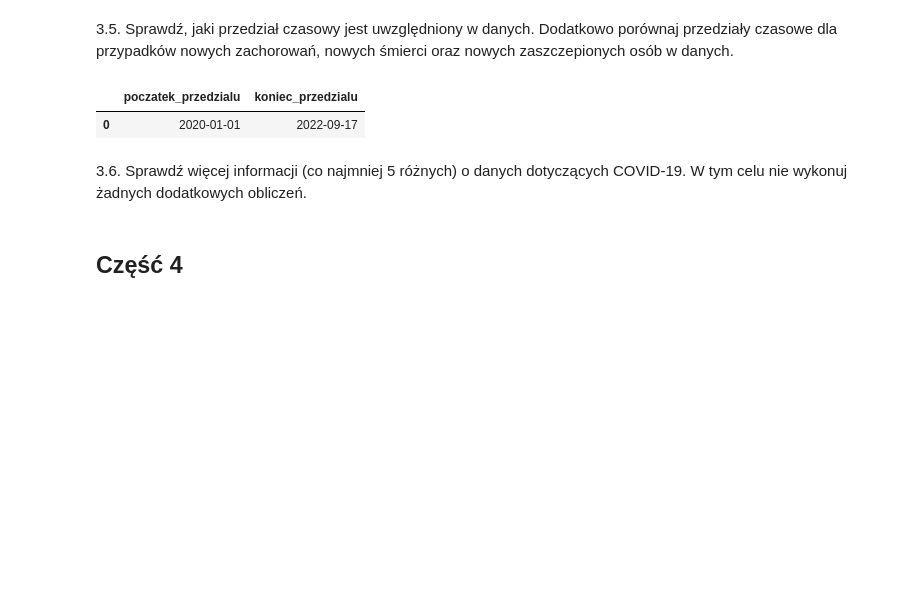
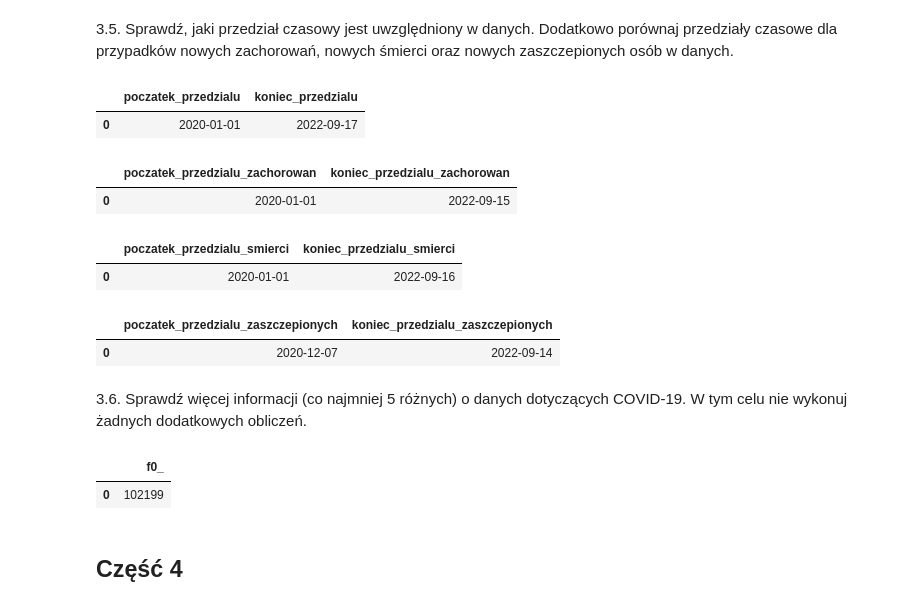
Before and after one commit to JakubKaczmarek5764/BigData1, a Jupyter notebook: main.ipynb, the cells around one changed output. Cells and saved outputs as stored; diff of their text form; code cells hidden in the pictures; blank space fills up the shorter version.

```diff
--- a/main.ipynb
+++ b/main.ipynb
@@ -111,6 +111,39 @@ df
 # %% [output]
 |  | poczatek_przedzialu | koniec_przedzialu |
 | 0 | 2020-01-01 | 2022-09-17 |
+# %%
+query = ("""
+select min(date) as poczatek_przedzialu_zachorowan, max(date) as koniec_przedzialu_zachorowan FROM bigquery-public-data.covid19_open_data.covid19_open_data where new_confirmed is not null and new_confirmed <> 0;
+""")
+query_job = client.query(query)
+query_result = query_job.result()
+df = query_result.to_dataframe()
+df
+# %% [output]
+|  | poczatek_przedzialu_zachorowan | koniec_przedzialu_zachorowan |
+| 0 | 2020-01-01 | 2022-09-15 |
+# %%
+query = ("""
+select min(date) as poczatek_przedzialu_smierci, max(date) as koniec_przedzialu_smierci FROM bigquery-public-data.covid19_open_data.covid19_open_data where new_deceased is not null and new_deceased <> 0;
+""")
+query_job = client.query(query)
+query_result = query_job.result()
+df = query_result.to_dataframe()
+df
+# %% [output]
+|  | poczatek_przedzialu_smierci | koniec_przedzialu_smierci |
+| 0 | 2020-01-01 | 2022-09-16 |
+# %%
+query = ("""
+select min(date) as poczatek_przedzialu_zaszczepionych, max(date) as koniec_przedzialu_zaszczepionych FROM bigquery-public-data.covid19_open_data.covid19_open_data where new_persons_vaccinated is not null and new_persons_vaccinated <> 0;
+""")
+query_job = client.query(query)
+query_result = query_job.result()
+df = query_result.to_dataframe()
+df
+# %% [output]
+|  | poczatek_przedzialu_zaszczepionych | koniec_przedzialu_zaszczepionych |
+| 0 | 2020-12-07 | 2022-09-14 |
 # %% [markdown]
  3.6. Sprawdź więcej informacji (co najmniej 5 różnych) o danych dotyczących COVID-19. W tym celu nie wykonuj żadnych dodatkowych obliczeń.
 # %%
@@ -120,6 +153,18 @@ df
 # jaki jest separator dziesietny
 # w jakim formacie zapisany sa wartosci w location_key
 # TODO: Tu jednak normalne informacje typu max wartosc jakiejs kolumny
+
+# Sprawdzenie czy wystepuja wartosci ujemne
+query = ("""
+select COUNT(*) FROM bigquery-public-data.covid19_open_data.covid19_open_data where new_confirmed < 0;
+""")
+query_job = client.query(query)
+query_result = query_job.result()
+df = query_result.to_dataframe()
+df
+# %% [output]
+|  | f0_ |
+| 0 | 102199 |
 # %% [markdown]
 ## Część 4
 # %% [markdown]
```
Also changed, not shown: parts of 2 cells of this notebook.
